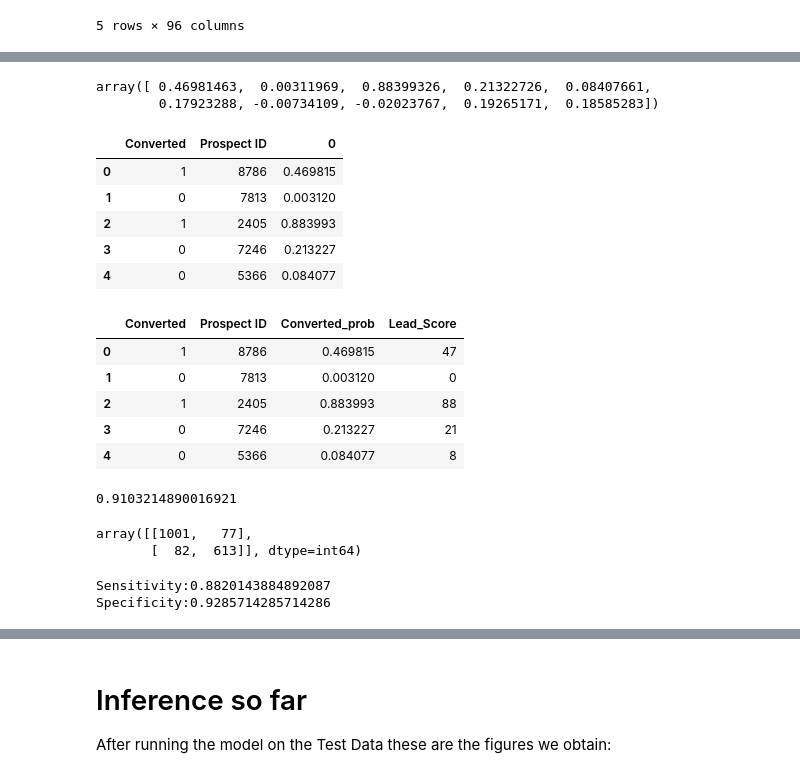
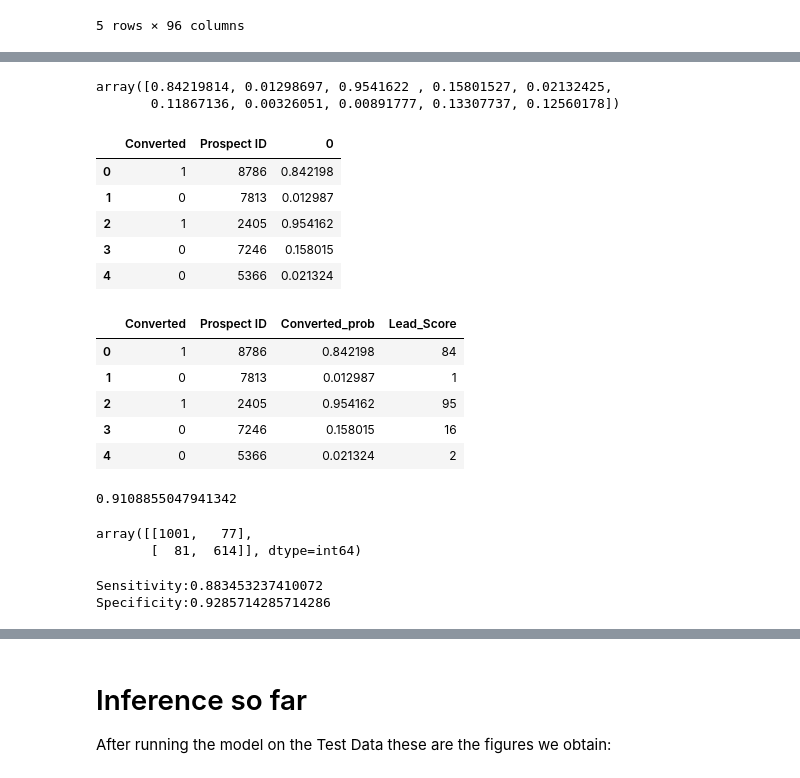
Before and after one commit to Debanik23/Logistic_Regression-Case-Study--Lead-Scoring, a Jupyter notebook: Lead Scoring - Logistic Regression Case Study.ipynb, the cells around one changed output, grey strips where cells are left out. Cells and saved outputs as stored; diff of their text form; code cells hidden in the pictures.

```diff
--- a/Lead Scoring - Logistic Regression Case Study.ipynb
+++ b/Lead Scoring - Logistic Regression Case Study.ipynb
@@ -833,4 +835,4 @@ X_train_sm.head()
 # %%
-lm1 = sm.OLS(y_train, X_train_sm).fit()
+lm1 = sm.GLM(y_train, X_train_sm,  family = sm.families.Binomial()).fit()
 lm1.summary()
 # %% [output]
@@ -1107,8 +1174,8 @@ y_test_pred = lm1.predict(X_test_sm)
 y_test_pred = y_test_pred.values.reshape(-1)
 y_test_pred[:10]
 # %% [output]
-array([ 0.46981463,  0.00311969,  0.88399326,  0.21322726,  0.08407661,
-        0.17923288, -0.00734109, -0.02023767,  0.19265171,  0.18585283])
+array([0.84219814, 0.01298697, 0.9541622 , 0.15801527, 0.02132425,
+       0.11867136, 0.00326051, 0.00891777, 0.13307737, 0.12560178])
 # %%
 #Converting to pandas dataframe
 y_pred = pd.DataFrame(y_test_pred)
@@ -1121,17 +1188,17 @@ y_test_df['Prospect ID'] = y_test_df.index
 # %%
 # Removing index for both dataframes to append them side by side
 y_pred.reset_index(drop=True, inplace=True)
 y_test_df.reset_index(drop=True, inplace=True)
 # Appending y_test_df and y_pred_1
-y_pred_final = pd.concat([y_test_df, y_pred_1],axis=1)
+y_pred_final = pd.concat([y_test_df, y_pred],axis=1)
 y_pred_final.head()
 # %% [output]
 |  | Converted | Prospect ID | 0 |
-| 0 | 1 | 8786 | 0.469815 |
-| 1 | 0 | 7813 | 0.003120 |
-| 2 | 1 | 2405 | 0.883993 |
-| 3 | 0 | 7246 | 0.213227 |
-| 4 | 0 | 5366 | 0.084077 |
+| 0 | 1 | 8786 | 0.842198 |
+| 1 | 0 | 7813 | 0.012987 |
+| 2 | 1 | 2405 | 0.954162 |
+| 3 | 0 | 7246 | 0.158015 |
+| 4 | 0 | 5366 | 0.021324 |
 # %%
 # Renaming the column
 y_pred_final= y_pred_final.rename(columns={ 0 : 'Converted_prob'})
@@ -1141,24 +1208,24 @@ y_pred_final['Lead_Score'] = y_pred_final['Converted_prob'].map(lambda x: min(ro
 y_pred_final.head()
 # %% [output]
 |  | Converted | Prospect ID | Converted_prob | Lead_Score |
-| 0 | 1 | 8786 | 0.469815 | 47 |
-| 1 | 0 | 7813 | 0.003120 | 0 |
-| 2 | 1 | 2405 | 0.883993 | 88 |
-| 3 | 0 | 7246 | 0.213227 | 21 |
-| 4 | 0 | 5366 | 0.084077 | 8 |
+| 0 | 1 | 8786 | 0.842198 | 84 |
+| 1 | 0 | 7813 | 0.012987 | 1 |
+| 2 | 1 | 2405 | 0.954162 | 95 |
+| 3 | 0 | 7246 | 0.158015 | 16 |
+| 4 | 0 | 5366 | 0.021324 | 2 |
 # %%
 y_pred_final['final_Predicted'] = y_pred_final.Converted_prob.map(lambda x: 1 if x > 0.3 else 0)
 # %%
 # Let's check the overall accuracy.
 metrics.accuracy_score(y_pred_final.Converted, y_pred_final.final_Predicted)
 # %% [output]
-0.9103214890016921
+0.9108855047941342
 # %%
 confusion2 = metrics.confusion_matrix(y_pred_final.Converted, y_pred_final.final_Predicted )
 confusion2
 # %% [output]
 array([[1001,   77],
-       [  82,  613]], dtype=int64)
+       [  81,  614]], dtype=int64)
 # %%
 TP = confusion2[1,1] # true positive
 TN = confusion2[0,0] # true negatives
@@ -1170,7 +1237,7 @@ print("Sensitivity:{}".format(TP / float(TP+FN)))
 # Let us calculate specificity
 print("Specificity:{}".format(TN / float(TN+FP)))
 # %% [output]
-Sensitivity:0.8820143884892087
+Sensitivity:0.883453237410072
 Specificity:0.9285714285714286
 # %%
 # Precision Score of test data
```
Also changed, not shown: parts of 35 cells of this notebook, 3 other files.
